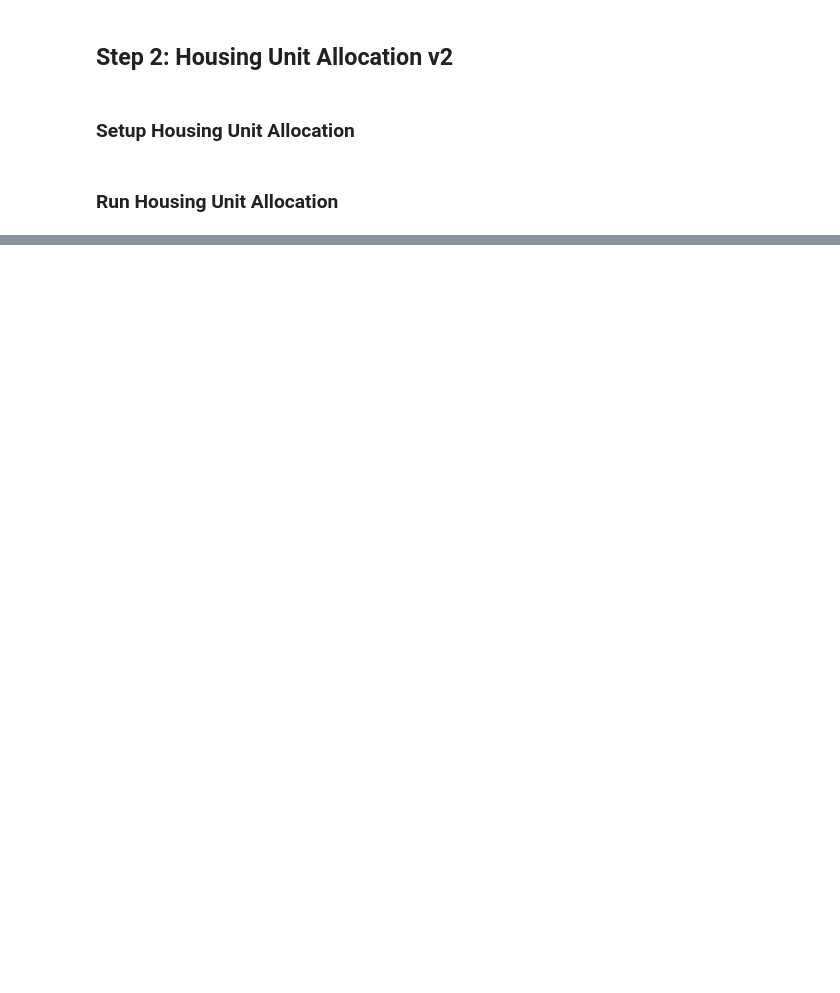
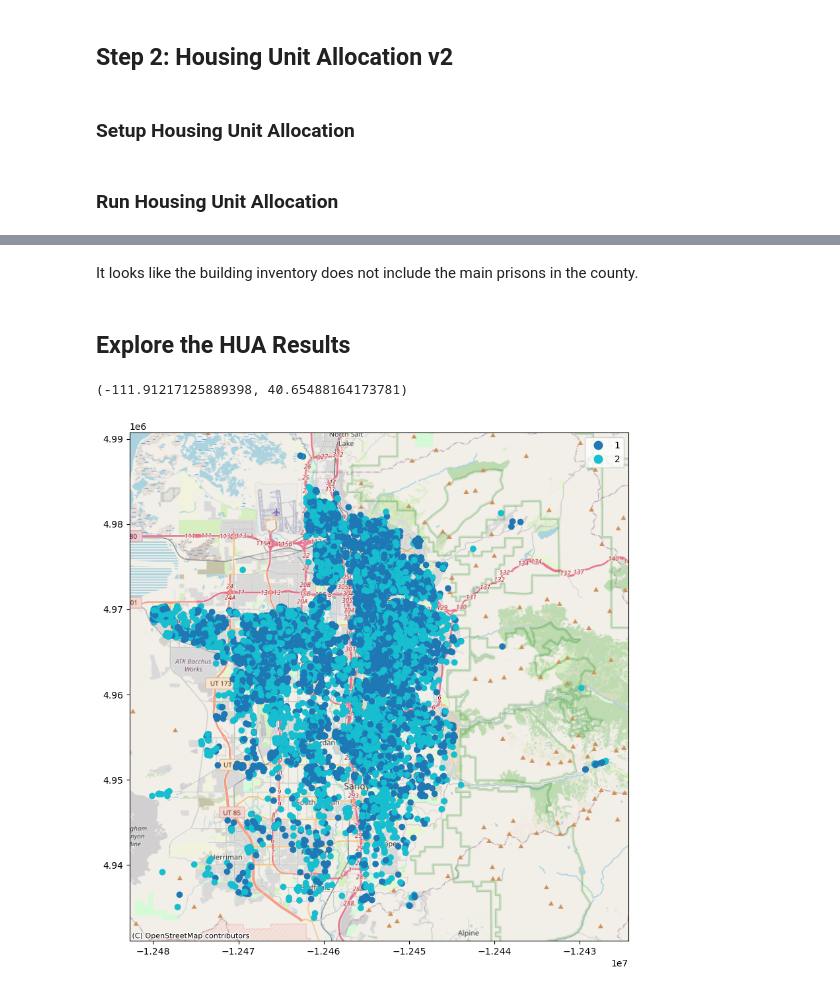
Before and after one commit to npr99/intersect-community-data, a Jupyter notebook: ncoda_07cv3_run_HUA_workflow.ipynb, the cells around one changed output, grey strips where cells are left out. Drawn from its saved outputs; the diff is of its cells as text; code cells hidden in the pictures; blank space fills up the shorter version.

```diff
--- a/ncoda_07cv3_run_HUA_workflow.ipynb
+++ b/ncoda_07cv3_run_HUA_workflow.ipynb
@@ -363,0 +561,7 @@ hua_gdf[['huid','Block2010','addrptid','guid','strctid']].describe().T
+# %%
+# Merge HUA with HUI
+hua_cols = ['huid','guid','placeNAME10','x','y']
+hua_hui_df = pd.merge(left = housing_unit_inv_df,
+                       right = hua_gdf[hua_cols],
+                       on='huid',
+                       how='left')
@@ -363,0 +576,3 @@ hua_gdf[['huid','Block2010','addrptid','guid','strctid']].describe().T
+# %%
+# Replace missing guid
+hua_hui_df['guid'] = hua_hui_df['guid'].fillna('missing building id')
@@ -363,0 +587,4 @@ hua_gdf[['huid','Block2010','addrptid','guid','strctid']].describe().T
+# %%
+# convert hui_hua_df to geodataframe
+crs = {'init': 'epsg:4326'}
+hua_hui_gdf = gpd.GeoDataFrame(hua_hui_df, geometry=gpd.points_from_xy(hua_hui_df.x, hua_hui_df.y), crs=crs)
@@ -393,6 +830,19 @@ folium_marker_layer_map(gdf = hua_gdf,
+# %% [markdown]
+It looks like the building inventory does not include the main prisons in the county.
+# %% [markdown]
+## Explore the HUA Results
 # %%
-
-
 # What location should the map be centered on?
-center_x = hua_gdf.bounds.minx.mean()
-center_y = hua_gdf.bounds.miny.mean()
+center_x = hua_hui_gdf.bounds.minx.mean()
+center_y = hua_hui_gdf.bounds.miny.mean()
+center_x, center_y
+# %% [output]
+(-111.91217125889398, 40.65488164173781)
+# %%
+# visualize population by income and tenure status
+lowincome_renters_gdf = hua_hui_gdf.loc[(hua_hui_gdf.hhinc < 3) &
+                                    (hua_hui_gdf['ownershp'] == 2)].copy(deep=True)
+map = viz.plot_gdf_map(lowincome_renters_gdf,column='hhinc', category=True)
+map
+# %% [output]
+[figure, added]
```
Also changed, not shown: parts of 60 cells of this notebook, 3 other files.
